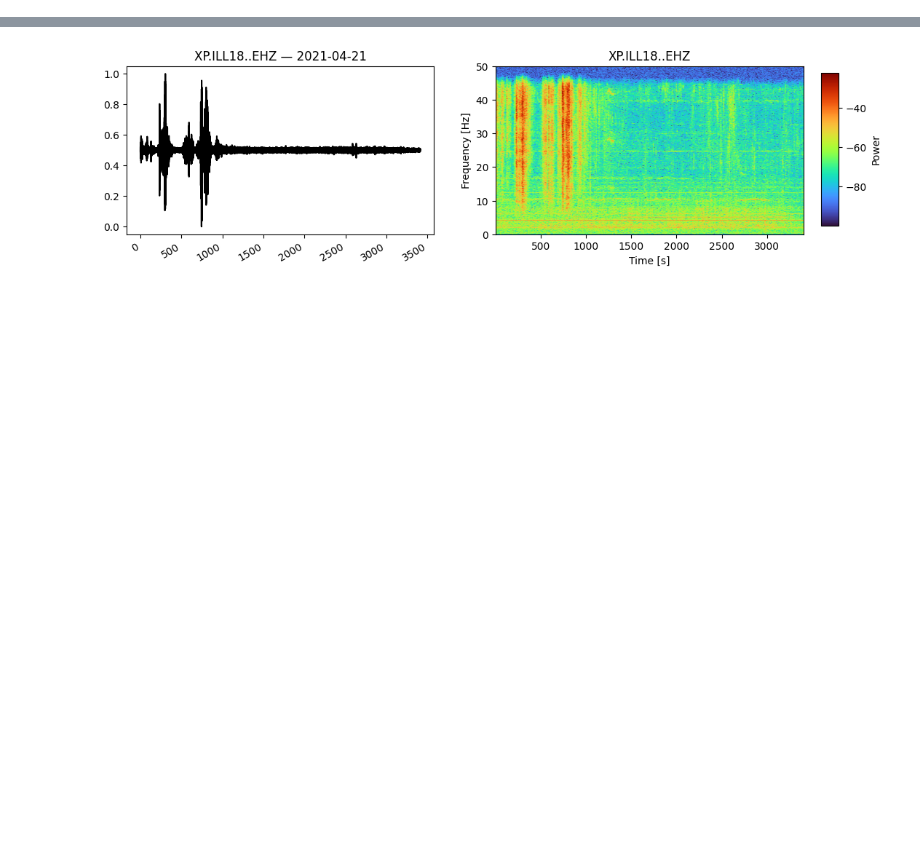
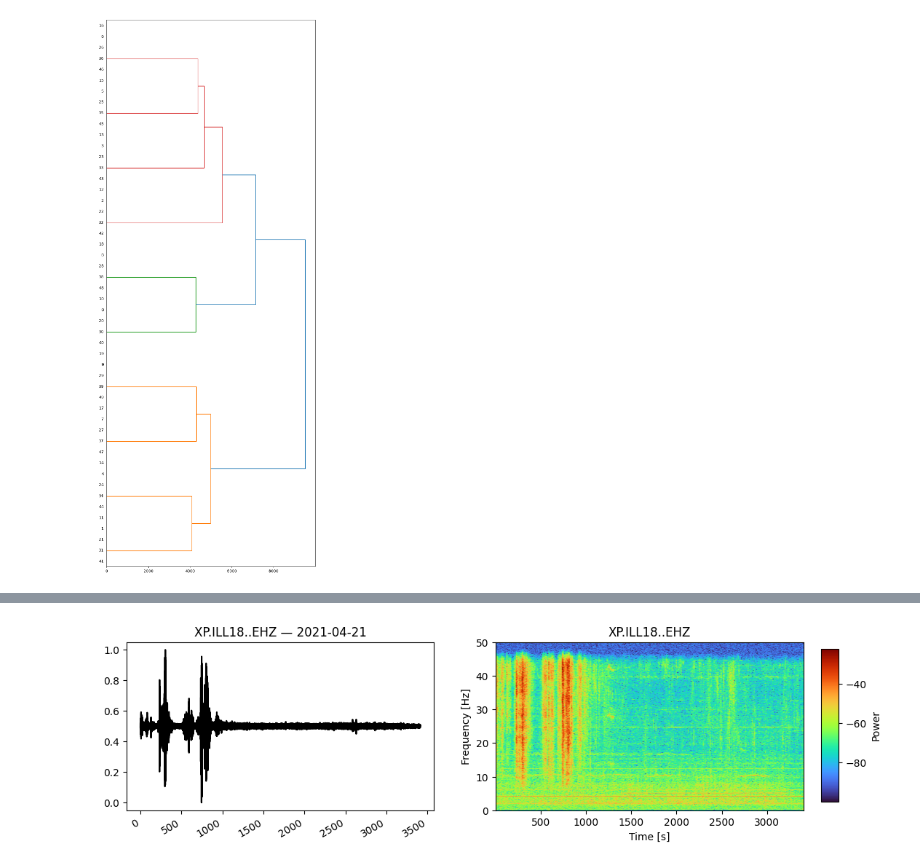
Before and after one commit to FKamper/seismic-isolation-forest, a Jupyter notebook: notebooks/to_delete.ipynb, the cells around one changed output, grey strips where cells are left out. Cells and saved outputs as stored; diff of their text form; code cells hidden in the pictures; blank space fills up the shorter version.

```diff
--- a/notebooks/to_delete.ipynb
+++ b/notebooks/to_delete.ipynb
@@ -52,0 +86,18 @@ def normalize_stream_to_unit_range(stream: obspy.Stream) -> obspy.Stream:
+# %%
+Z = linkage(squareform(D), method="complete")
+
+plt.figure(figsize=(8, len(D) * 0.4))  # Scale height based on number of obs
+
+dendrogram(
+    Z,
+    orientation="right",
+    labels=[str(i) for i in range(len(D))],  # Optional: custom labels
+    leaf_rotation=0,
+    leaf_font_size=10,
+    no_plot=False,
+)
+
+plt.tight_layout()
+plt.show()
+# %% [output]
+[figure, added]
```
Also changed, not shown: parts of 13 cells of this notebook, 3 other files.
